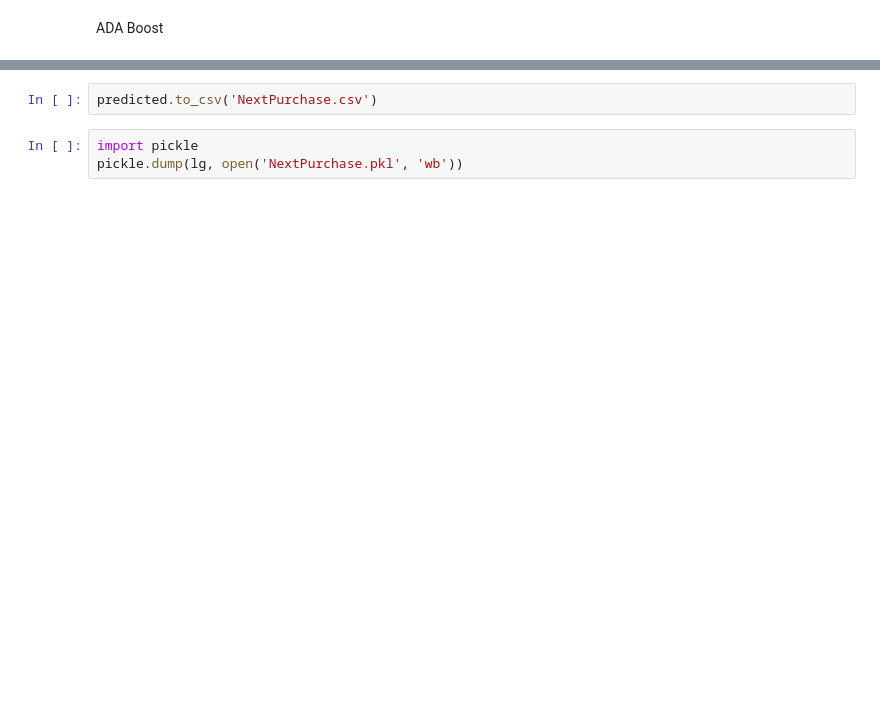
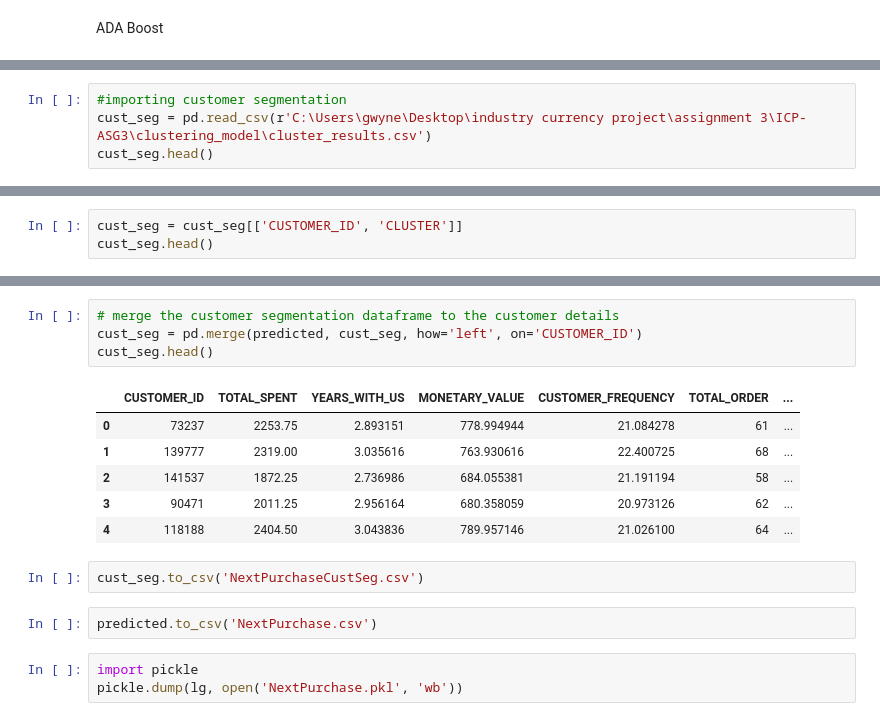
Before and after one commit to cshiwei330/ICP-ASG3-Insightify, a Jupyter notebook: churn_model/Next Purchase Date Holdout.ipynb, the cells around one changed output, grey strips where cells are left out. Cells and saved outputs as stored; diff of their text form; blank space fills up the shorter version.

```diff
--- a/churn_model/Next Purchase Date Holdout.ipynb
+++ b/churn_model/Next Purchase Date Holdout.ipynb
@@ -2775 +2775,5 @@ predicted
 46300 rows × 19 columns
+# %%
+#importing customer segmentation
+cust_seg = pd.read_csv(r'C:\Users\gwyne\Desktop\industry currency project\assignment 3\ICP-ASG3\clustering_model\cluster_results.csv')
+cust_seg.head()
@@ -2775,0 +2787,3 @@ predicted
+# %%
+cust_seg = cust_seg[['CUSTOMER_ID', 'CLUSTER']]
+cust_seg.head()
@@ -2776,3 +2797,16 @@ predicted
+# %%
+# merge the customer segmentation dataframe to the customer details
+cust_seg = pd.merge(predicted, cust_seg, how='left', on='CUSTOMER_ID')
+cust_seg.head()
+# %% [output]
+|  | CUSTOMER_ID | TOTAL_SPENT | YEARS_WITH_US | MONETARY_VALUE | CUSTOMER_FREQUENCY | TOTAL_ORDER | ... |
+| 0 | 73237 | 2253.75 | 2.893151 | 778.994944 | 21.084278 | 61 | ... |
+| 1 | 139777 | 2319.00 | 3.035616 | 763.930616 | 22.400725 | 68 | ... |
+| 2 | 141537 | 1872.25 | 2.736986 | 684.055381 | 21.191194 | 58 | ... |
+| 3 | 90471 | 2011.25 | 2.956164 | 680.358059 | 20.973126 | 62 | ... |
+| 4 | 118188 | 2404.50 | 3.043836 | 789.957146 | 21.026100 | 64 | ... |
+# %%
+cust_seg.to_csv('NextPurchaseCustSeg.csv')
 # %%
 predicted.to_csv('NextPurchase.csv')
 # %%
```
Also changed, not shown: parts of 85 cells of this notebook, 5 other files.
